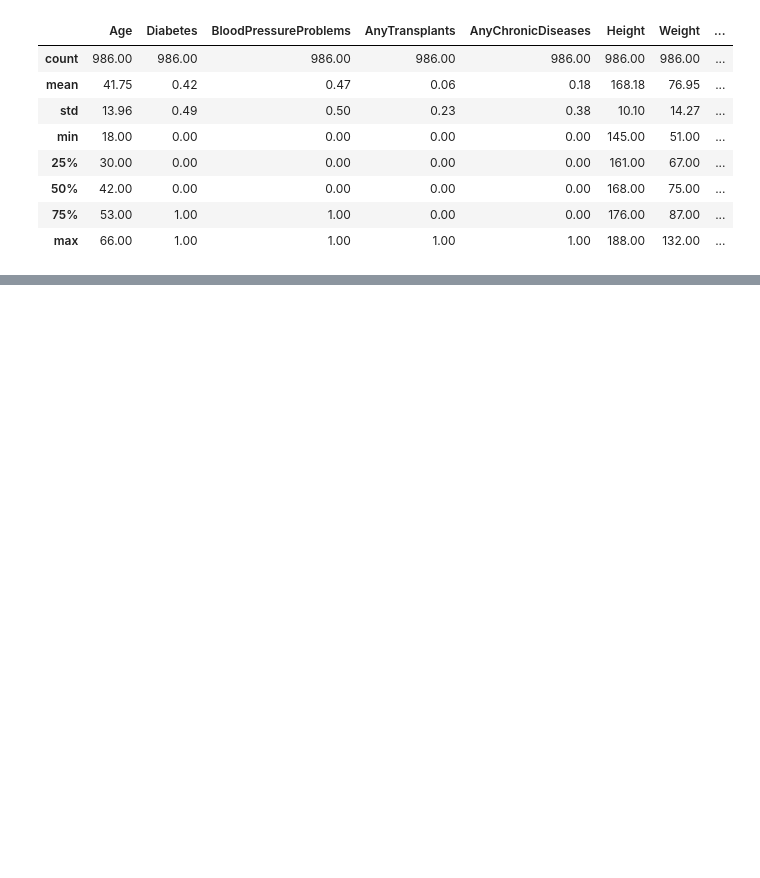
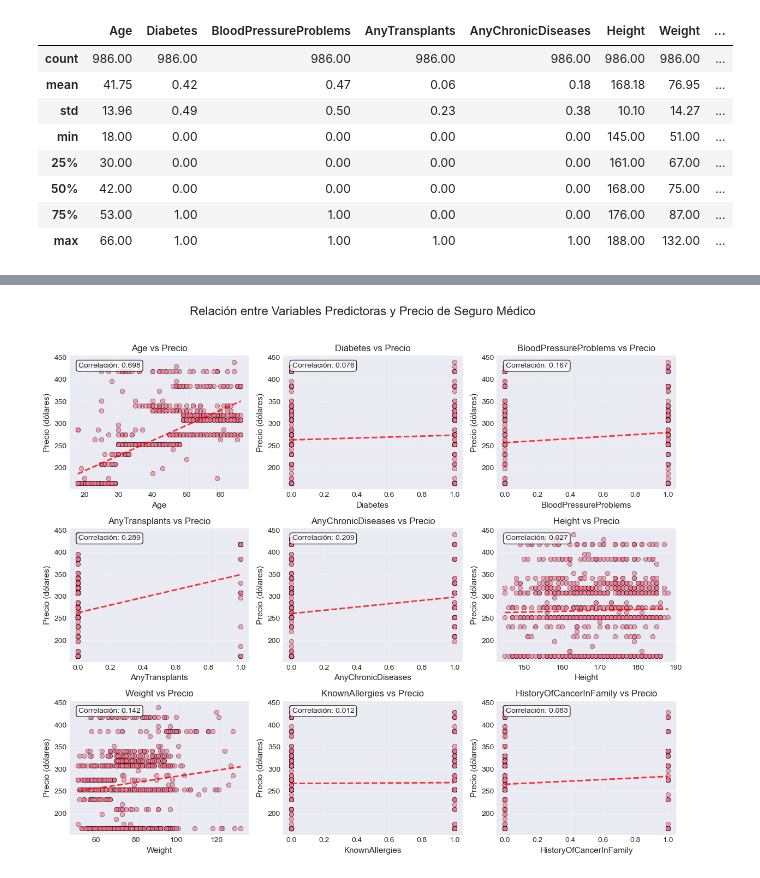
Before and after one commit to AleCarregha/Proyecto_Final_Mineria_INNOVAdores, a Jupyter notebook: Proyecto_final.ipynb, the cells around one changed output, grey strips where cells are left out. Cells and saved outputs as stored; diff of their text form; code cells hidden in the pictures; blank space fills up the shorter version.

```diff
--- a/Proyecto_final.ipynb
+++ b/Proyecto_final.ipynb
@@ -129,0 +159,31 @@ dtype: int64
+# %%
+# Relación entre cada variable predictora y las ventas
+fig, axes = plt.subplots(3, 3, figsize=(12, 10))
+fig.suptitle('Relación entre Variables Predictoras y Precio de Seguro Médico', fontsize=16, y=1.02)
+
+predictors = data.columns.tolist()
+del predictors[10]
+axes = axes.flatten()
+
+for ax, predictor in zip(axes, predictors):
+    ax.scatter(data[predictor], data['PriceUSD'], alpha=0.6, edgecolors='black', linewidth=0.5)
+    ax.set_xlabel(f'{predictor}', fontsize=11)
+    ax.set_ylabel('Precio (dólares)', fontsize=11)
+    ax.set_title(f'{predictor} vs Precio', fontsize=12)
+    ax.grid(True, alpha=0.3)
+
+    # Agregar línea de tendencia
+    z = np.polyfit(data[predictor], data['PriceUSD'], 1)
+    p = np.poly1d(z)
+    ax.plot(data[predictor].sort_values(), p(data[predictor].sort_values()),
+            "r--", alpha=0.8, linewidth=2)
+
+    # Agregar correlación
+    corr = data[[predictor, 'PriceUSD']].corr().iloc[0, 1]
+    ax.text(0.05, 0.95, f'Correlación: {corr:.3f}', transform=ax.transAxes,
+            fontsize=10, verticalalignment='top', bbox=dict(boxstyle='round', facecolor='white', alpha=0.8))
+
+plt.tight_layout()
+plt.show()
+# %% [output]
+[figure, added]
```
Also changed, not shown: parts of 8 cells of this notebook.
